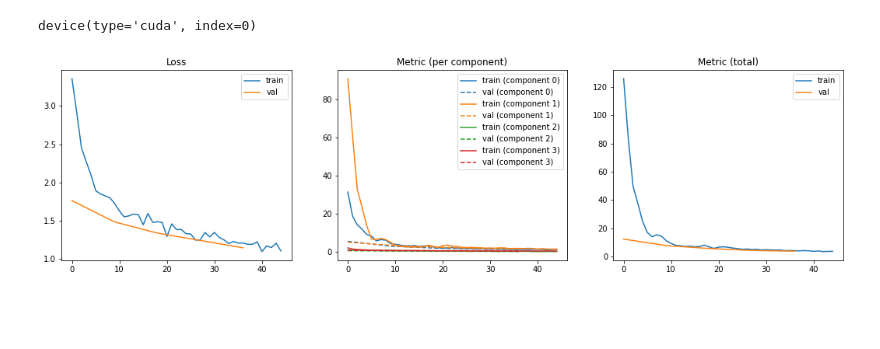
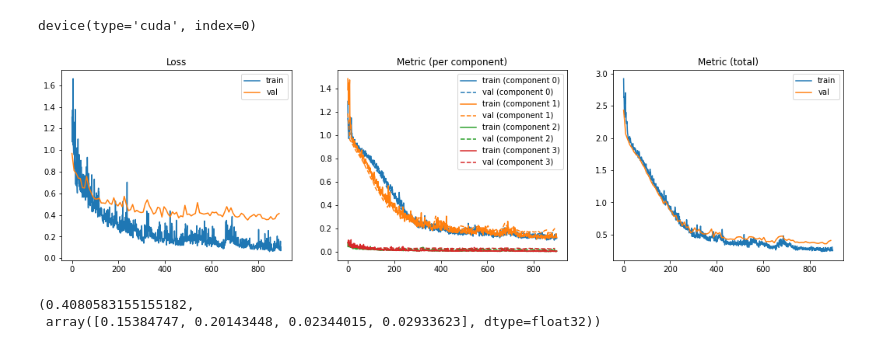
Before and after one commit to mgratti/MLHEP-2020-calo-regression, a Jupyter notebook: CompetitionStartingKit.ipynb, the cells around one changed output. Cells and saved outputs as stored; diff of their text form; code cells hidden in the pictures; blank space fills up the shorter version.

```diff
--- a/CompetitionStartingKit.ipynb
+++ b/CompetitionStartingKit.ipynb
@@ -142,29 +165,3 @@ BATCH_SIZE = 1024
 
 ds_train = make_torch_dataset(X_train, Y_train, BATCH_SIZE)
 ds_val = make_torch_dataset(X_val, Y_val, BATCH_SIZE, shuffle=False)
-# %%
-# Disclaimer: this might not be the best architecture for the task
-
-class Regressor(nn.Module):
-    def __init__(self):
-        super(Regressor, self).__init__()
-        self.conv1 = nn.Conv2d(in_channels=1,
-                               out_channels=3,
-                               kernel_size=7)
-        self.pool = nn.MaxPool2d((4, 4))
-        self.conv2 = nn.Conv2d(in_channels=3,
-                               out_channels=8,
-                               kernel_size=4)
-
-        self.fc1 = nn.Linear(3 * 3 * 8, 32)
-        self.fc2 = nn.Linear(32, 2 + 2)
-
-    def forward(self, x):
-        x = F.relu(self.conv1(x))
-        x = self.pool(x)
-        x = F.relu(self.conv2(x))
-        x = x.view(len(x), -1)
-
-        x = F.relu(self.fc1(x))
-
-        return self.fc2(x)
@@ -179,3 +302,15 @@ regressor = Regressor().to(device)
+# %%
+'''regressor = Regressor(
+                      use_batchnorm=True,
+                      initialization=(lambda w: torch.nn.init.kaiming_normal_(w, nonlinearity='relu')),
+                      dropout_p=0.5
+                     ).to(device)
+                     '''
+regressor = Regressor(
+                      use_batchnorm=True,
+                      initialization=None, # (lambda w: torch.nn.init.kaiming_normal_(w, nonlinearity='relu')),
+                      dropout_p=None # this dropout does not work at all...
+                     ).to(device)
 # %%
 learning_rate = 1e-3
 opt = optim.Adam(regressor.parameters(), lr=learning_rate)
@@ -189,7 +324,7 @@ def metric_relative_mse_total(y_true, y_pred):
     return metric_relative_mse(y_true, y_pred).sum()
 # %%
 # Disclaimer: this might not be the best loss function for this task.
-loss_fn = torch.nn.L1Loss().to(device)
+loss_fn = torch.nn.MSELoss().to(device)
 # %%
 def run_training(epochs=5):
     losses_train = []
@@ -278,10 +413,16 @@ def run_training(epochs=5):
         )
         plt.legend()
         plt.show()
+    return metrics_val,per_component_metrics_val
-# %%
-run_training(5)
-# %% [output]
-[figure, removed]
+# %%
+metrics_val,per_component_metrics_val = run_training(100)
+# %% [output]
+[figure, added]
+# %%
+metrics_val[-1], per_component_metrics_val[-1]
+# %% [output]
+(0.4080583155155182,
+ array([0.15384747, 0.20143448, 0.02344015, 0.02933623], dtype=float32))
 # %%
 data_test = np.load(test_file, allow_pickle=True)
 X_test = data_test['EnergyDeposit'][:,None,...]
```
Also changed, not shown: parts of 11 cells of this notebook.
